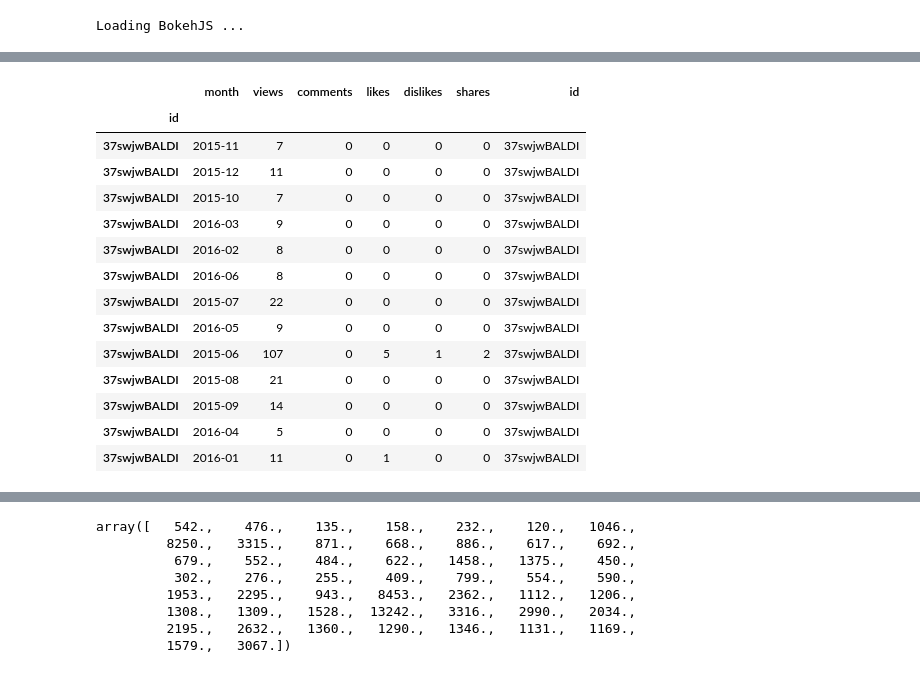
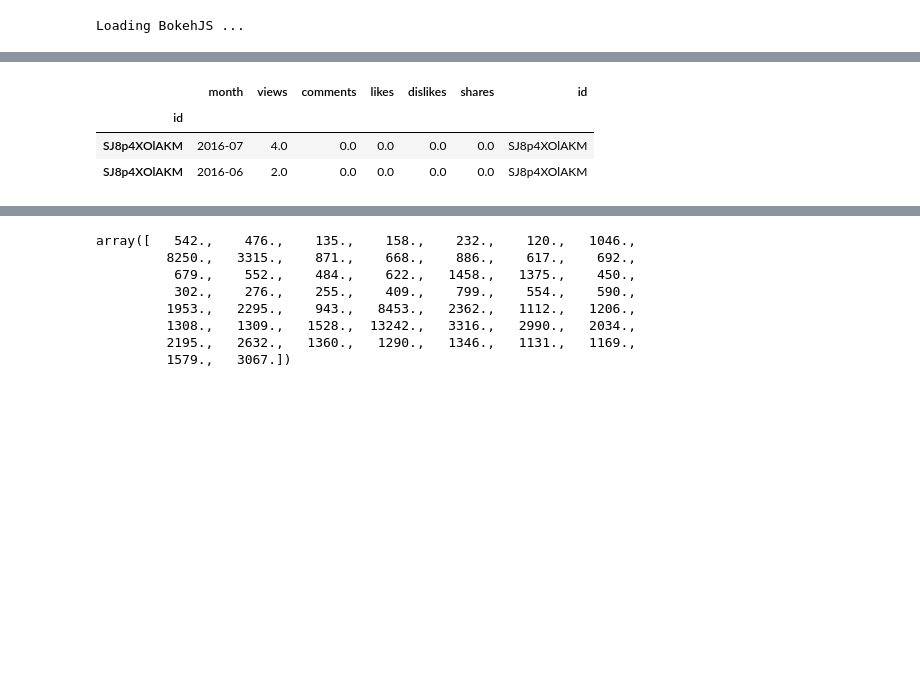
Before and after one commit to venamax/apis, a Jupyter notebook: Youtube Metrics.ipynb, the cells around one changed output, grey strips where cells are left out. Saved outputs shown, nothing was run; the diff lists cells and outputs as text; code cells hidden in the pictures; blank space fills up the shorter version.

```diff
--- a/Youtube Metrics.ipynb
+++ b/Youtube Metrics.ipynb
@@ -75,28 +75,28 @@ def run_analytics_report(youtube_analytics, channel_id, options,video_id):
   # Call the Analytics API to retrieve a report. For a list of available
   # reports, see:
   # https://developers.google.com/youtube/analytics/v1/channel_reports
-  analytics_query_response = youtube_analytics.reports().query(
-    ids="channel==%s" % channel_id,
-    metrics=options.metrics(),
-    dimensions=options.dimensions(),
-    start_date=options.start_date(),
-    end_date=options.end_date(),
-    filters="video==%s"% video_id
+    analytics_query_response = youtube_analytics.reports().query(
+        ids="channel==%s" % channel_id,
+        metrics=options.metrics(),
+        dimensions=options.dimensions(),
+        start_date=options.start_date(),
+        end_date=options.end_date(),
+        filters="video==%s"% video_id
     ##max_results=options.max_results(),
     ##sort=options.sort()
-  ).execute()
+        ).execute()
 
-  print "Analytics Data for Channel %s" % channel_id
+ # print "Analytics Data for Channel %s" % channel_id
 
-  for column_header in analytics_query_response.get("columnHeaders", []):
-    print "%-20s" % column_header["name"],
-  print
+ # for column_header in analytics_query_response.get("columnHeaders", []):
+ #   print "%-20s" % column_header["name"],
+ # print
 
-  for row in analytics_query_response.get("rows", []):
-    for value in row:
-      print "%-20s" % value,
-    print
-  return analytics_query_response
+ # for row in analytics_query_response.get("rows", []):
+ #   for value in row:
+ #     print "%-20s" % value,
+ #   print
+    return analytics_query_response
 # %%
 import pandas
 import numpy
@@ -118,12 +118,10 @@ class input_builder():
     def start_date(self):
         return '2012-01-01'
     def end_date(self):
-        return '2016-07-01'
+        return '2016-09-01'
     def max_results(self):
         return 100
     def sort(self):
         return '-views'
 # %%
 options = input_builder()
-# %%
-video_id = '_Ar1Bz15izU'
@@ -161,29 +165,18 @@ for n,video in enumerate(video_metrics):
     if 'rows' in video.keys():
         ##print n,video['rows']
         frame = pd.DataFrame(video['rows'])
-        cols = [video['columnHeaders'][i]['name'] for i in range(len(data['columnHeaders']))]
+        cols = [video['columnHeaders'][i]['name'] for i in range(len(video['columnHeaders']))]
         frame.columns = cols
         frame['id']=videos_ids[n]
         frame.index = frame['id']
         frames.append(frame)
 # %%
-frames[0]
+frames[-1]
 # %% [output]
 |  | month | views | comments | likes | dislikes | shares | id |
 | id |  |  |  |  |  |  |  |
-| 37swjwBALDI | 2015-11 | 7 | 0 | 0 | 0 | 0 | 37swjwBALDI |
-| 37swjwBALDI | 2015-12 | 11 | 0 | 0 | 0 | 0 | 37swjwBALDI |
-| 37swjwBALDI | 2015-10 | 7 | 0 | 0 | 0 | 0 | 37swjwBALDI |
-| 37swjwBALDI | 2016-03 | 9 | 0 | 0 | 0 | 0 | 37swjwBALDI |
-| 37swjwBALDI | 2016-02 | 8 | 0 | 0 | 0 | 0 | 37swjwBALDI |
-| 37swjwBALDI | 2016-06 | 8 | 0 | 0 | 0 | 0 | 37swjwBALDI |
-| 37swjwBALDI | 2015-07 | 22 | 0 | 0 | 0 | 0 | 37swjwBALDI |
-| 37swjwBALDI | 2016-05 | 9 | 0 | 0 | 0 | 0 | 37swjwBALDI |
-| 37swjwBALDI | 2015-06 | 107 | 0 | 5 | 1 | 2 | 37swjwBALDI |
-| 37swjwBALDI | 2015-08 | 21 | 0 | 0 | 0 | 0 | 37swjwBALDI |
-| 37swjwBALDI | 2015-09 | 14 | 0 | 0 | 0 | 0 | 37swjwBALDI |
-| 37swjwBALDI | 2016-04 | 5 | 0 | 0 | 0 | 0 | 37swjwBALDI |
-| 37swjwBALDI | 2016-01 | 11 | 0 | 1 | 0 | 0 | 37swjwBALDI |
+| SJ8p4XOlAKM | 2016-07 | 4.0 | 0.0 | 0.0 | 0.0 | 0.0 | SJ8p4XOlAKM |
+| SJ8p4XOlAKM | 2016-06 | 2.0 | 0.0 | 0.0 | 0.0 | 0.0 | SJ8p4XOlAKM |
 # %%
 df_vid = pd.concat(frames)
 # %%
```
Also changed, not shown: parts of 39 cells of this notebook, 4 other files.
